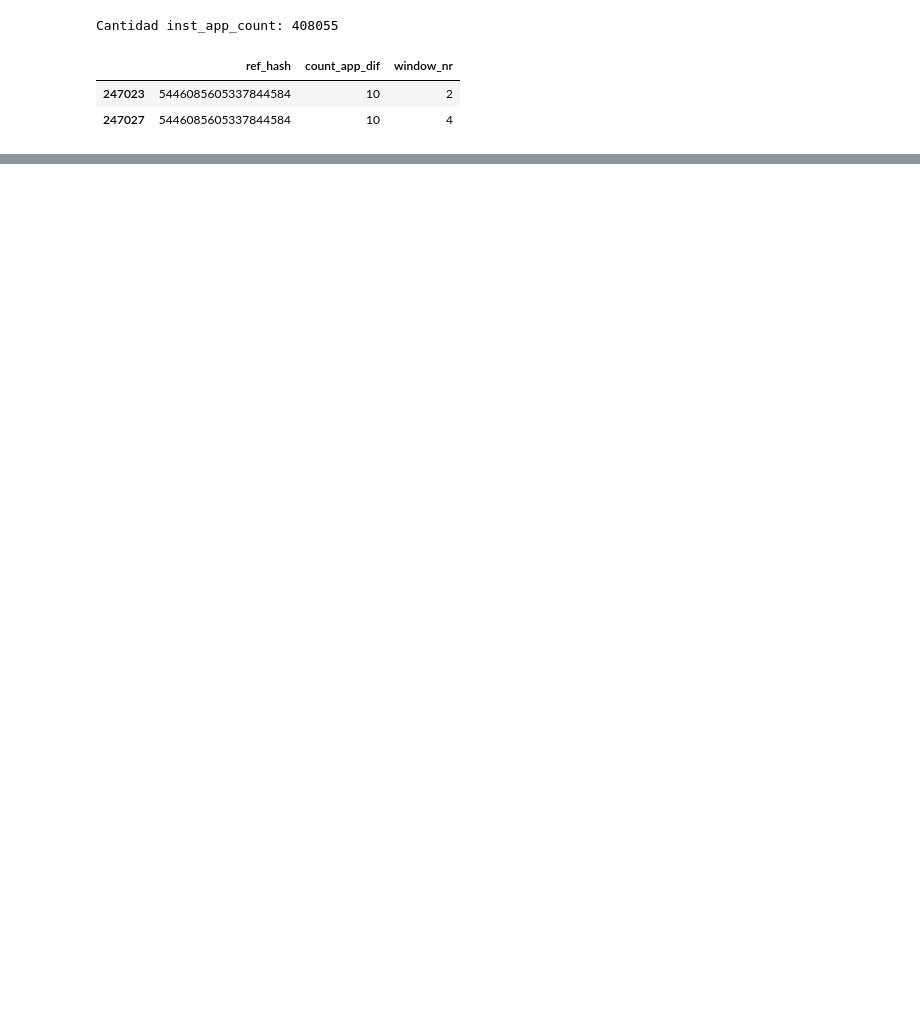
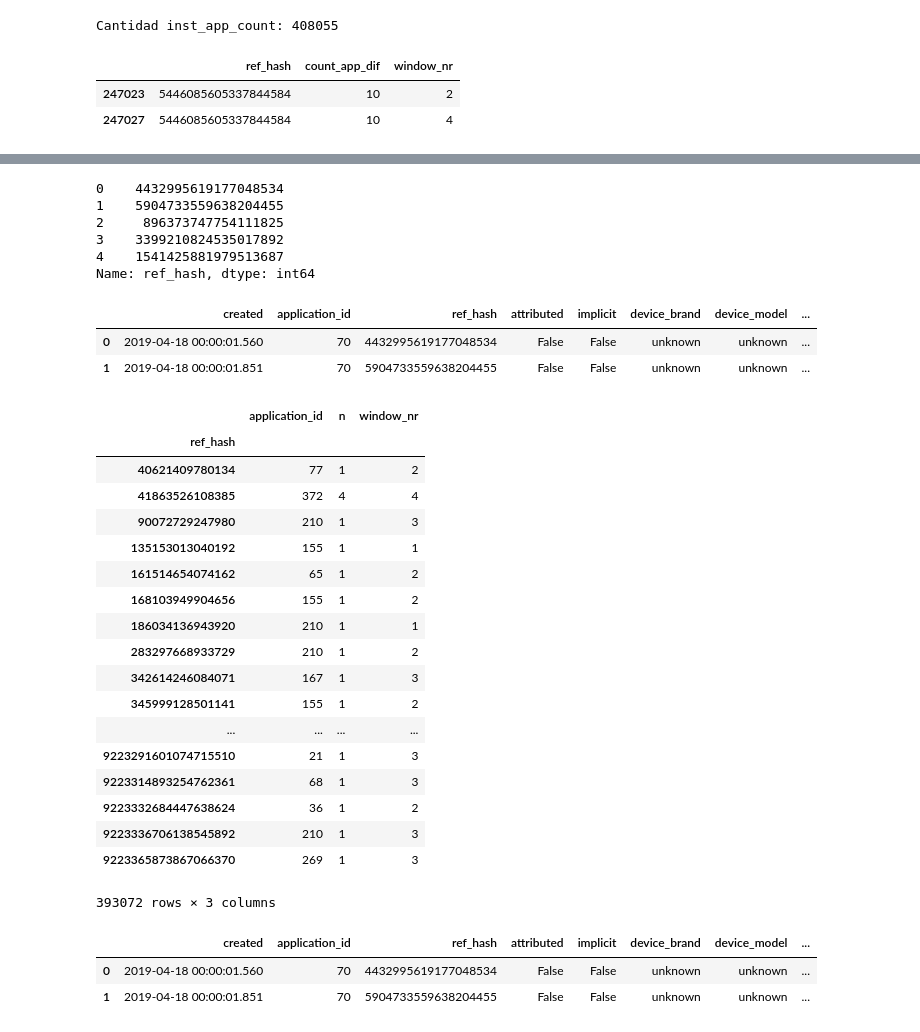
Before and after one commit to gatti2602/7506-datos, a Jupyter notebook: tp2/Lucas/xgboost-model-installs.ipynb, the cells around one changed output, grey strips where cells are left out. Cells and saved outputs as stored; diff of their text form; code cells hidden in the pictures; blank space fills up the shorter version.

```diff
--- a/tp2/Lucas/xgboost-model-installs.ipynb
+++ b/tp2/Lucas/xgboost-model-installs.ipynb
@@ -407,0 +433,37 @@ Cantidad inst_app_count: 408055
+# %%
+installs['ref_hash'].head()
+# %% [output]
+0    4432995619177048534
+1    5904733559638204455
+2     896373747754111825
+3    3399210824535017892
+4    1541425881979513687
+Name: ref_hash, dtype: int64
+# %%
+installs.head(2)
+# %% [output]
+|  | created | application_id | ref_hash | attributed | implicit | device_brand | device_model | ... |
+| 0 | 2019-04-18 00:00:01.560 | 70 | 4432995619177048534 | False | False | unknown | unknown | ... |
+| 1 | 2019-04-18 00:00:01.851 | 70 | 5904733559638204455 | False | False | unknown | unknown | ... |
+# %%
+installs.groupby('ref_hash').sum()
+# %% [output]
+|  | application_id | n | window_nr |
+| ref_hash |  |  |  |
+| 40621409780134 | 77 | 1 | 2 |
+| 41863526108385 | 372 | 4 | 4 |
+| 90072729247980 | 210 | 1 | 3 |
+| 135153013040192 | 155 | 1 | 1 |
+| 161514654074162 | 65 | 1 | 2 |
+| 168103949904656 | 155 | 1 | 2 |
+| 186034136943920 | 210 | 1 | 1 |
+| 283297668933729 | 210 | 1 | 2 |
+| 342614246084071 | 167 | 1 | 3 |
+| 345999128501141 | 155 | 1 | 2 |
+| ... | ... | ... | ... |
+| 9223291601074715510 | 21 | 1 | 3 |
+| 9223314893254762361 | 68 | 1 | 3 |
+| 9223332684447638624 | 36 | 1 | 2 |
+| 9223336706138545892 | 210 | 1 | 3 |
+| 9223365873867066370 | 269 | 1 | 3 |
+393072 rows × 3 columns
@@ -407,0 +473,6 @@ Cantidad inst_app_count: 408055
+# %%
+in2.head(2)
+# %% [output]
+|  | created | application_id | ref_hash | attributed | implicit | device_brand | device_model | ... |
+| 0 | 2019-04-18 00:00:01.560 | 70 | 4432995619177048534 | False | False | unknown | unknown | ... |
+| 1 | 2019-04-18 00:00:01.851 | 70 | 5904733559638204455 | False | False | unknown | unknown | ... |
```
Also changed, not shown: parts of 29 cells of this notebook.
